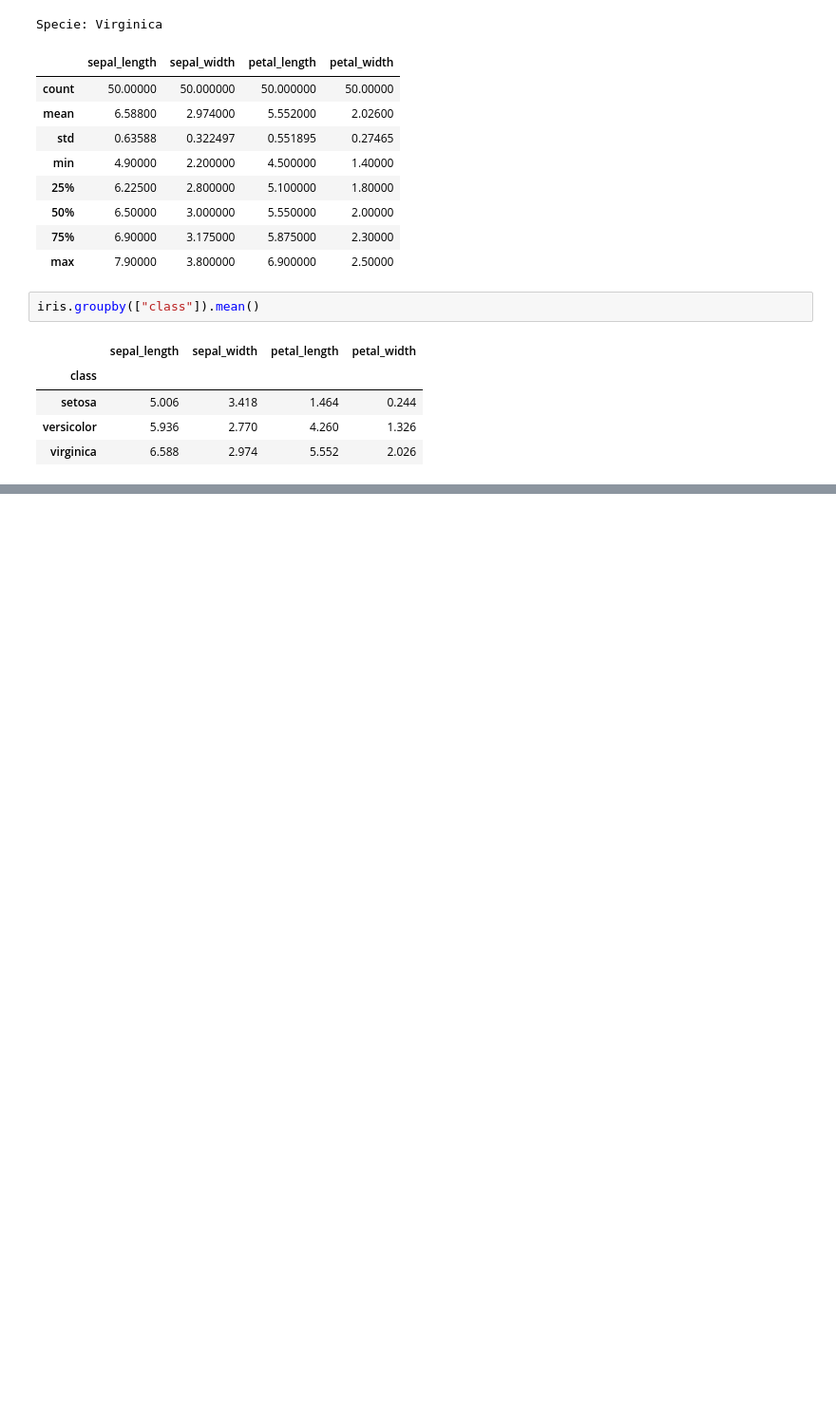
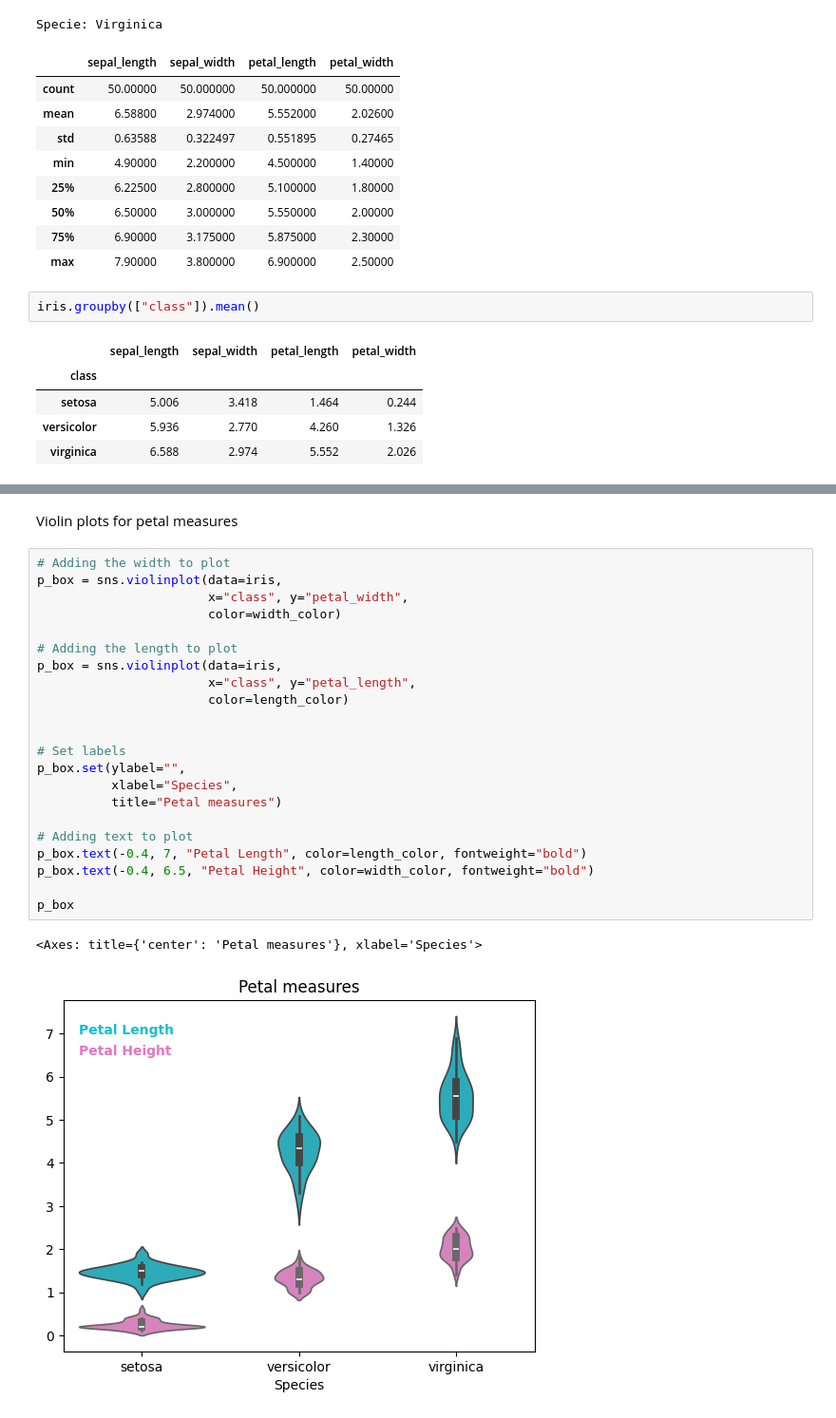
Before and after one commit to Crudeerz/Statistik-Rasmus-Berghall, a Jupyter notebook: Assignment/Code/analysis.ipynb, the cells around one changed output, grey strips where cells are left out. Shown at 95% size. Drawn from its saved outputs; the diff is of its cells as text; blank space fills up the shorter version.

```diff
--- a/Assignment/Code/analysis.ipynb
+++ b/Assignment/Code/analysis.ipynb
@@ -93,0 +170,27 @@ sns.scatterplot(data=iris, y="sepal_length", x="sepal_width", hue="class")
+# %% [markdown]
+Violin plots for petal measures
+# %%
+# Adding the width to plot
+p_box = sns.violinplot(data=iris,
+                       x="class", y="petal_width",
+                       color=width_color)
+
+# Adding the length to plot
+p_box = sns.violinplot(data=iris,
+                       x="class", y="petal_length",
+                       color=length_color)
+
+
+# Set labels
+p_box.set(ylabel="",
+          xlabel="Species",
+          title="Petal measures")
+
+# Adding text to plot
+p_box.text(-0.4, 7, "Petal Length", color=length_color, fontweight="bold")
+p_box.text(-0.4, 6.5, "Petal Height", color=width_color, fontweight="bold")
+
+p_box
+# %% [output]
+<Axes: title={'center': 'Petal measures'}, xlabel='Species'>
+[figure, added]
```
Also changed, not shown: parts of 9 cells of this notebook.
